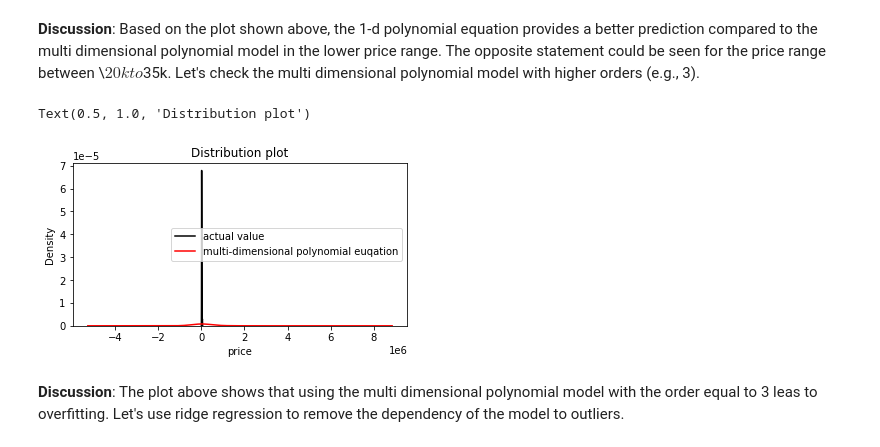
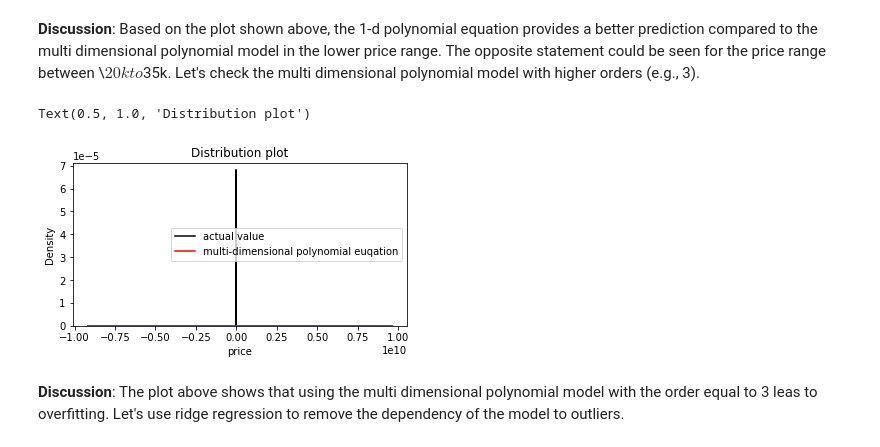
Before and after one commit to Farhad-Davaripour/Step_by_Step_Data_Analysis_Auto_Dataset, a Jupyter notebook: Code_Python.ipynb, the cells around one changed output. Drawn from its saved outputs; the diff is of its cells as text; code cells hidden in the pictures.

```diff
--- a/Code_Python.ipynb
+++ b/Code_Python.ipynb
@@ -640,13 +640,13 @@ Text(0.5, 1.0, 'Distribution plot')
 # %%
 %%capture --no-display
 fig, ax = plt.subplots(figsize=(6,3))
 sns.distplot(y_test, hist=False,color='black',label="actual value",ax=ax)
-sns.distplot(ml_lr_fit(3), hist=False,color='red',label="multi-dimensional polynomial euqation",ax=ax)
+sns.distplot(ml_lr_fit(4), hist=False,color='red',label="multi-dimensional polynomial euqation",ax=ax)
 plt.legend()
 plt.title('Distribution plot')
 # %% [output]
 Text(0.5, 1.0, 'Distribution plot')
-[figure, old version]
+[figure, new version]
 # %% [markdown]
 **Discussion**: The plot above shows that using the multi dimensional polynomial model with the order equal to 3 leas to overfitting. Let's use ridge regression to remove the dependency of the model to outliers.
 # %% [markdown]
```
Also changed, not shown: parts of 10 cells of this notebook.
